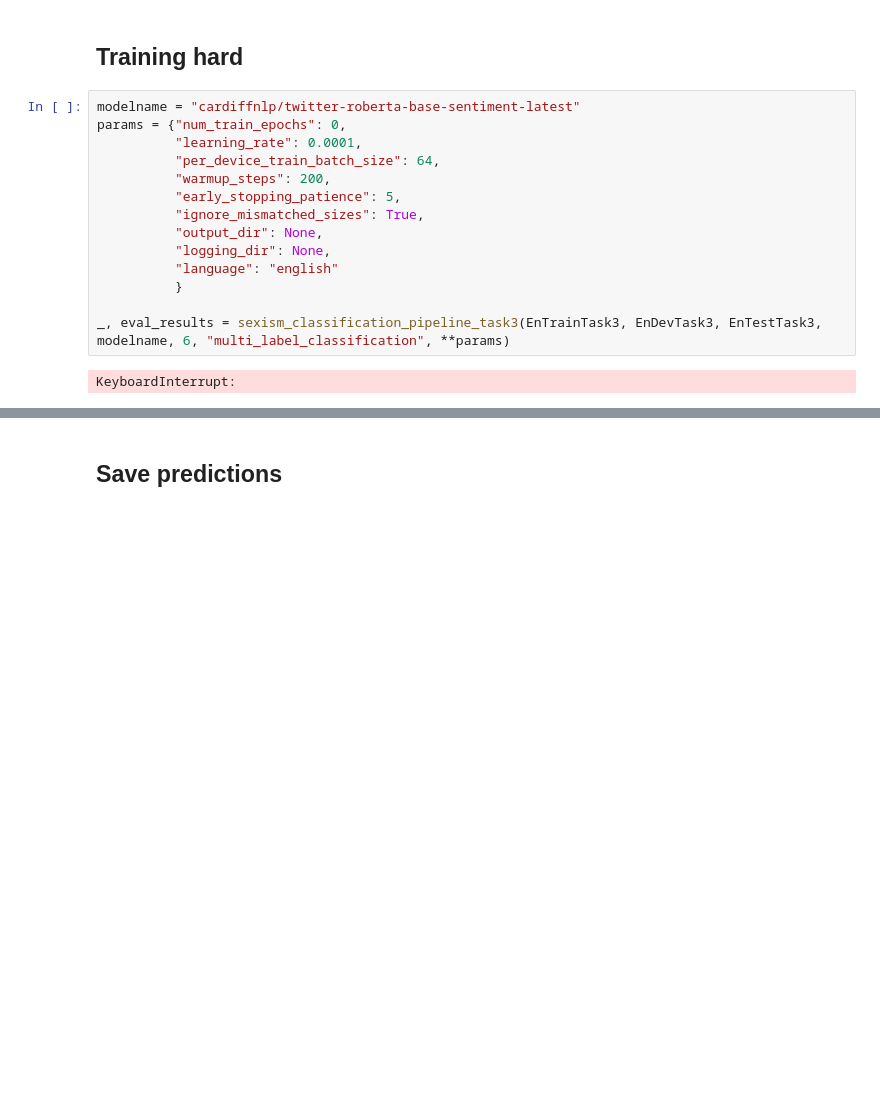
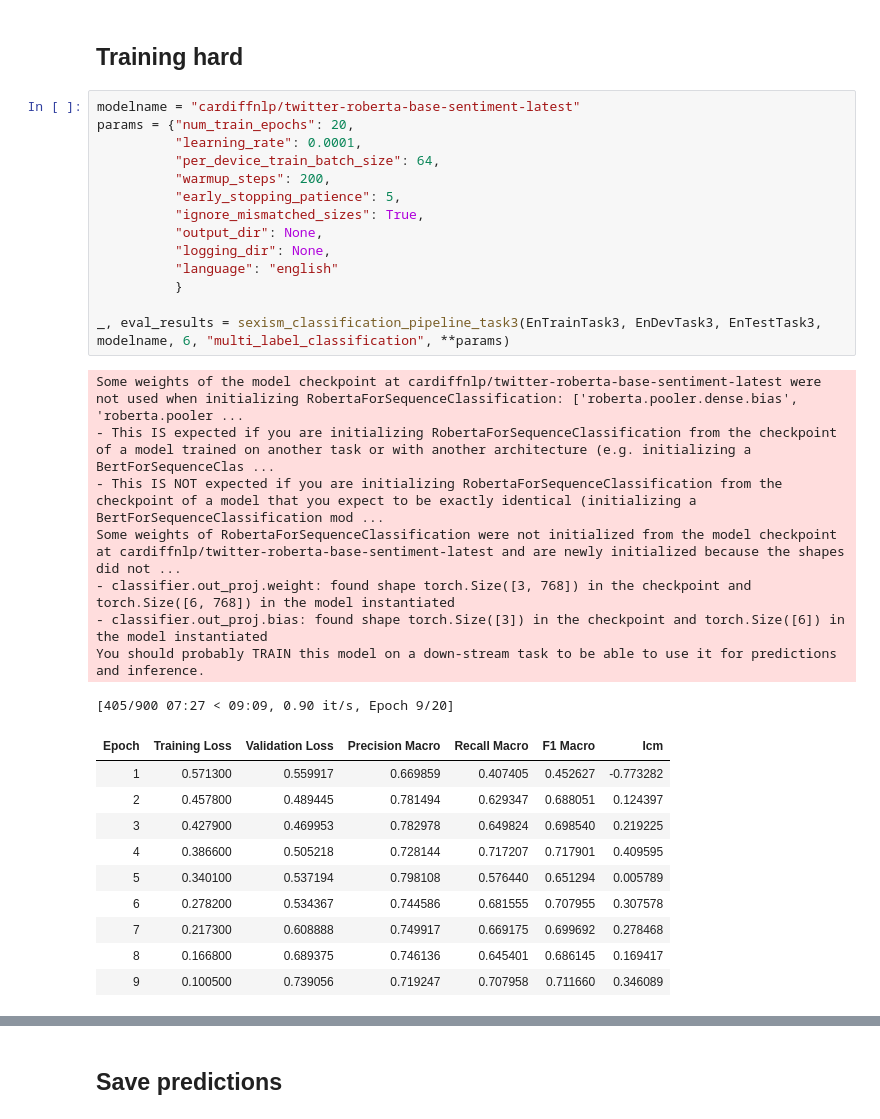
Before and after one commit to pablopertusa/EXIST_2025, a Jupyter notebook: task3.ipynb, the cells around one changed output, grey strips where cells are left out. Cells and saved outputs as stored; diff of their text form; blank space fills up the shorter version.

```diff
--- a/task3.ipynb
+++ b/task3.ipynb
@@ -434,17 +431,34 @@ Predictions saved
 ## Training hard
 # %%
 modelname = "cardiffnlp/twitter-roberta-base-sentiment-latest"
-params = {"num_train_epochs": 0,
+params = {"num_train_epochs": 20,
           "learning_rate": 0.0001,
           "per_device_train_batch_size": 64,
           "warmup_steps": 200,
           "early_stopping_patience": 5,
           "ignore_mismatched_sizes": True,
           "output_dir": None,
           "logging_dir": None,
           "language": "english"
           }
 
 _, eval_results = sexism_classification_pipeline_task3(EnTrainTask3, EnDevTask3, EnTestTask3, modelname, 6, "multi_label_classification", **params)
 # %% [output]
-KeyboardInterrupt:
+Some weights of the model checkpoint at cardiffnlp/twitter-roberta-base-sentiment-latest were not used when initializing RobertaForSequenceClassification: ['roberta.pooler.dense.bias', 'roberta.pooler ...
+- This IS expected if you are initializing RobertaForSequenceClassification from the checkpoint of a model trained on another task or with another architecture (e.g. initializing a BertForSequenceClas ...
+- This IS NOT expected if you are initializing RobertaForSequenceClassification from the checkpoint of a model that you expect to be exactly identical (initializing a BertForSequenceClassification mod ...
+Some weights of RobertaForSequenceClassification were not initialized from the model checkpoint at cardiffnlp/twitter-roberta-base-sentiment-latest and are newly initialized because the shapes did not ...
+- classifier.out_proj.weight: found shape torch.Size([3, 768]) in the checkpoint and torch.Size([6, 768]) in the model instantiated
+- classifier.out_proj.bias: found shape torch.Size([3]) in the checkpoint and torch.Size([6]) in the model instantiated
+You should probably TRAIN this model on a down-stream task to be able to use it for predictions and inference.
+[405/900 07:27 < 09:09, 0.90 it/s, Epoch 9/20]
+| Epoch | Training Loss | Validation Loss | Precision Macro | Recall Macro | F1 Macro | Icm |
+| 1 | 0.571300 | 0.559917 | 0.669859 | 0.407405 | 0.452627 | -0.773282 |
+| 2 | 0.457800 | 0.489445 | 0.781494 | 0.629347 | 0.688051 | 0.124397 |
+| 3 | 0.427900 | 0.469953 | 0.782978 | 0.649824 | 0.698540 | 0.219225 |
+| 4 | 0.386600 | 0.505218 | 0.728144 | 0.717207 | 0.717901 | 0.409595 |
+| 5 | 0.340100 | 0.537194 | 0.798108 | 0.576440 | 0.651294 | 0.005789 |
+| 6 | 0.278200 | 0.534367 | 0.744586 | 0.681555 | 0.707955 | 0.307578 |
+| 7 | 0.217300 | 0.608888 | 0.749917 | 0.669175 | 0.699692 | 0.278468 |
+| 8 | 0.166800 | 0.689375 | 0.746136 | 0.645401 | 0.686145 | 0.169417 |
+| 9 | 0.100500 | 0.739056 | 0.719247 | 0.707958 | 0.711660 | 0.346089 |
```
Also changed, not shown: parts of 5 cells of this notebook, 1 other file.
